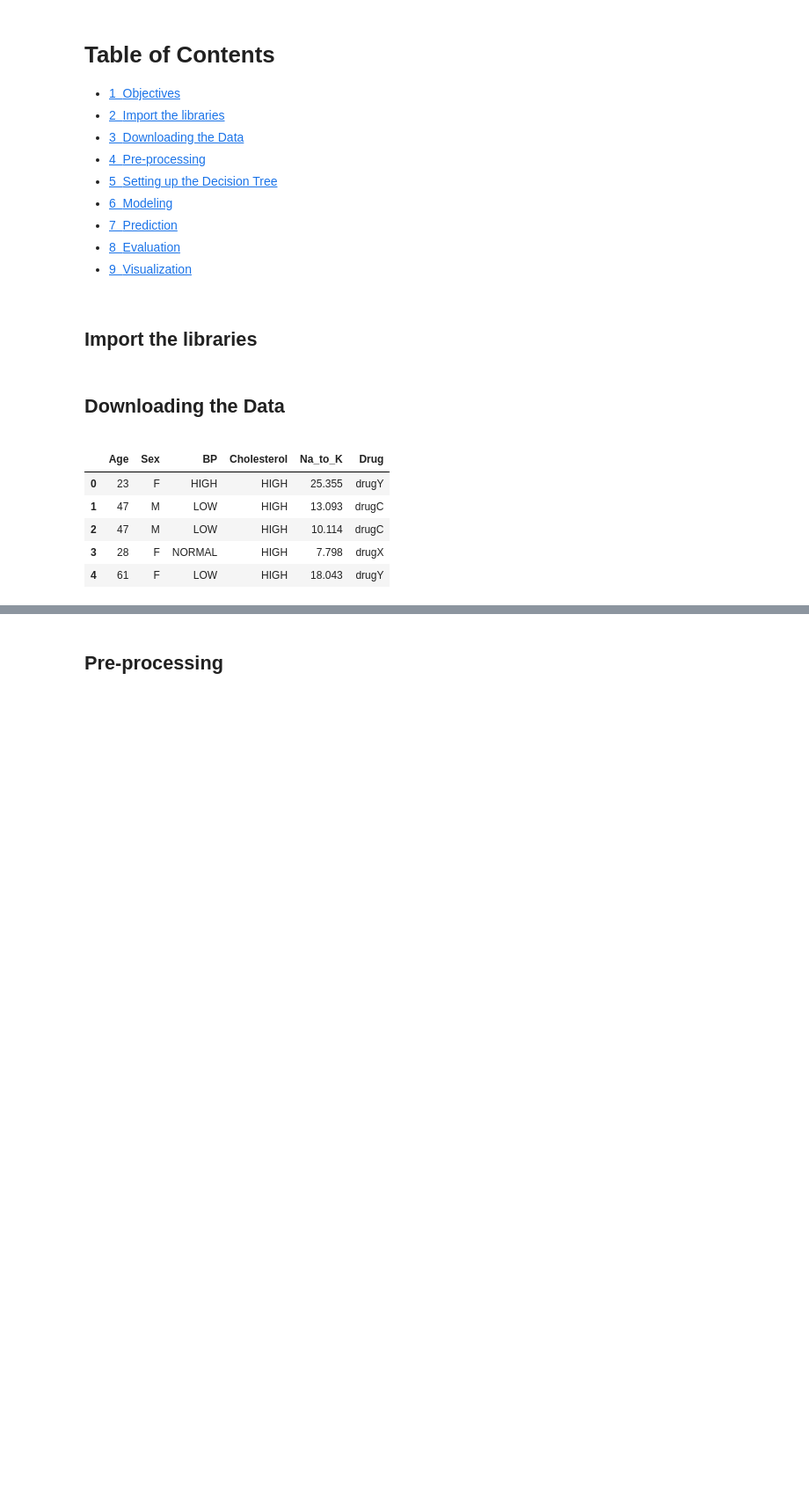
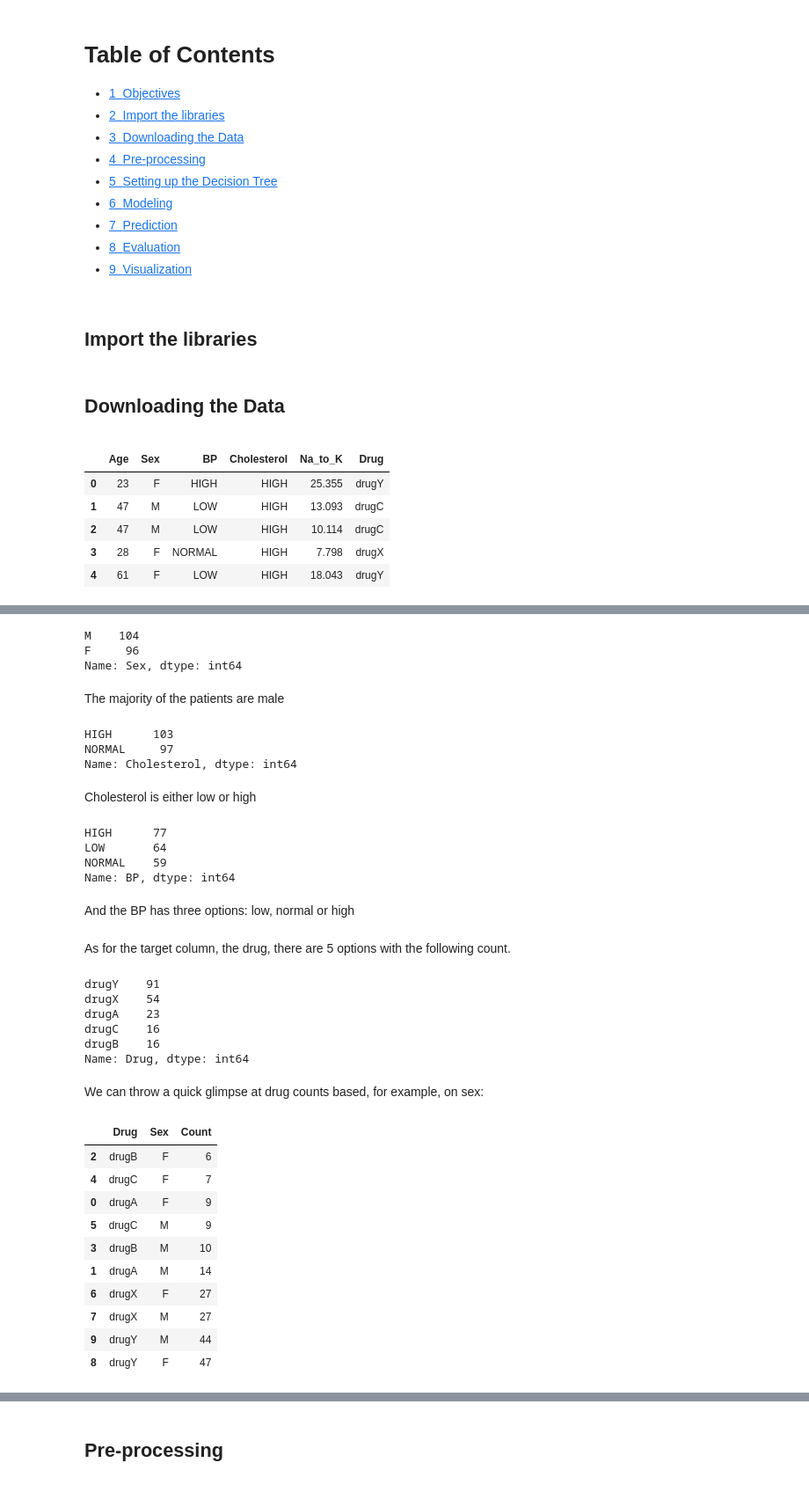
Before and after one commit to VladimirNechaev1988/Supervised_ML_IBM, a Jupyter notebook: Classification/DecisionTrees.ipynb, the cells around one changed output, grey strips where cells are left out. Shown at 88% size. Drawn from its saved outputs; the diff is of its cells as text; code cells hidden in the pictures; blank space fills up the shorter version.

```diff
--- a/Classification/DecisionTrees.ipynb
+++ b/Classification/DecisionTrees.ipynb
@@ -37,0 +78,53 @@ my_data[0:5]
+# %%
+my_data.Sex.value_counts()
+# %% [output]
+M    104
+F     96
+Name: Sex, dtype: int64
+# %% [markdown]
+The majority of the patients are male
+# %%
+my_data.Cholesterol.value_counts()
+# %% [output]
+HIGH      103
+NORMAL     97
+Name: Cholesterol, dtype: int64
+# %% [markdown]
+Cholesterol is either low or high
+# %%
+my_data.BP.value_counts()
+# %% [output]
+HIGH      77
+LOW       64
+NORMAL    59
+Name: BP, dtype: int64
+# %% [markdown]
+And the BP has three options: low, normal or high
+# %% [markdown]
+As for the target column, the drug, there are 5 options with the following count.
+# %%
+my_data.Drug.value_counts()
+# %% [output]
+drugY    91
+drugX    54
+drugA    23
+drugC    16
+drugB    16
+Name: Drug, dtype: int64
+# %% [markdown]
+We can throw a quick glimpse at drug counts based, for example, on sex:
+# %%
+my_data.groupby(["Drug", "Sex"]).size().reset_index(
+    name="Count").sort_values(by='Count')
+# %% [output]
+|  | Drug | Sex | Count |
+| 2 | drugB | F | 6 |
+| 4 | drugC | F | 7 |
+| 0 | drugA | F | 9 |
+| 5 | drugC | M | 9 |
+| 3 | drugB | M | 10 |
+| 1 | drugA | M | 14 |
+| 6 | drugX | F | 27 |
+| 7 | drugX | M | 27 |
+| 9 | drugY | M | 44 |
+| 8 | drugY | F | 47 |
```
Also changed, not shown: parts of 26 cells of this notebook.
